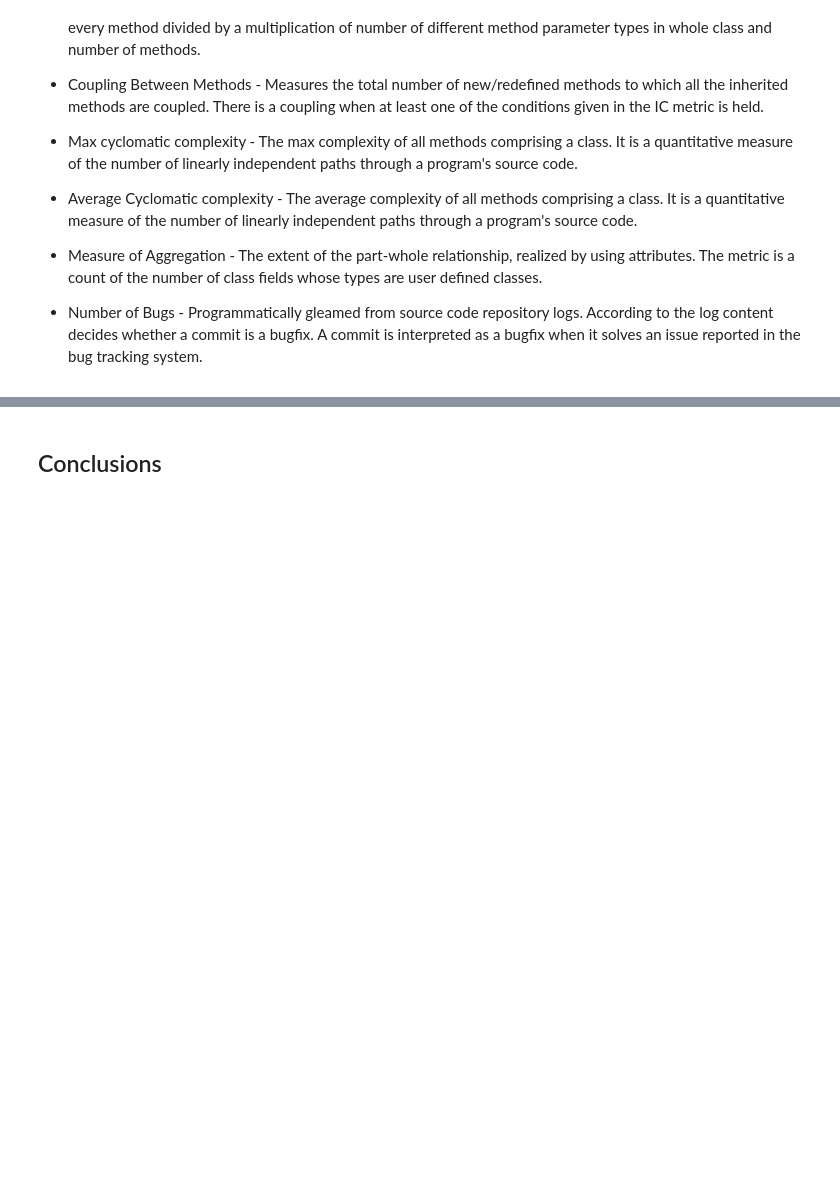
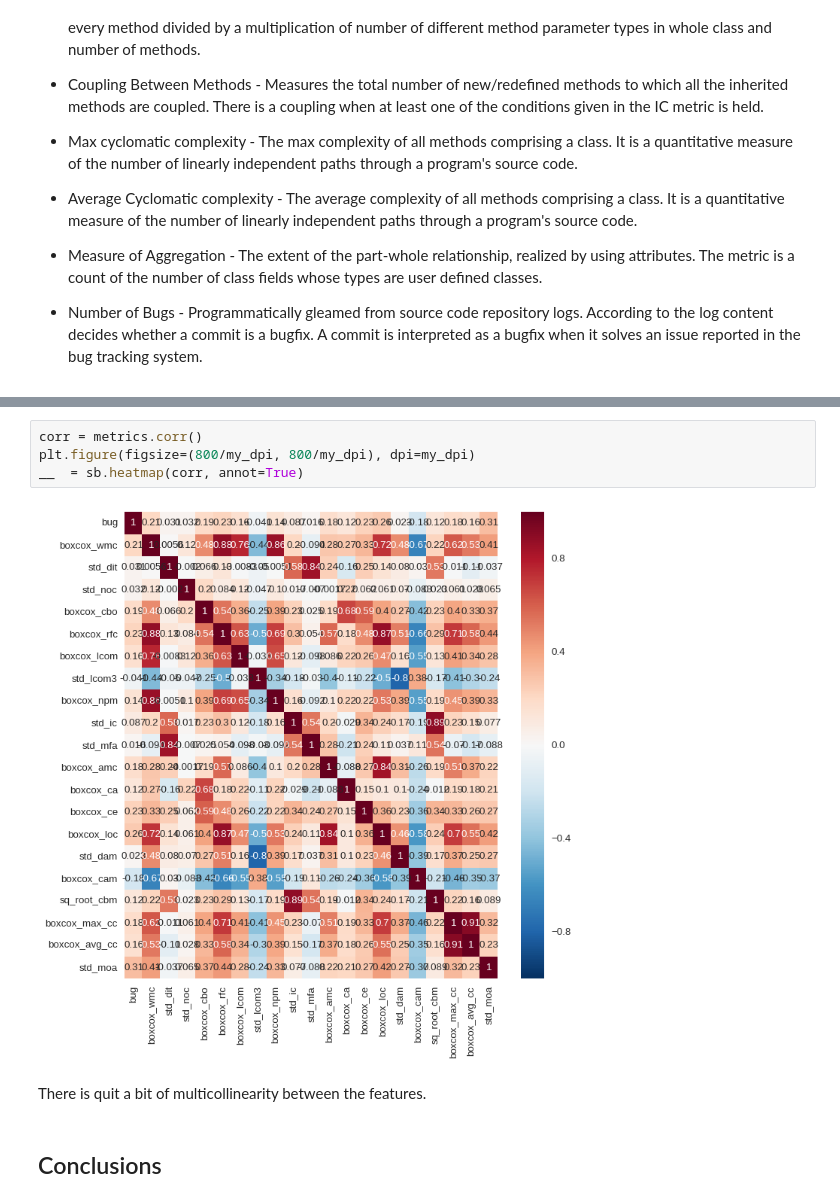
Before and after one commit to 315iah515/Thinkful-Notebooks, a Jupyter notebook: Bootcamp/Supervised/CapStone/SupervisedLearningCapStone.ipynb, the cells around one changed output, grey strips where cells are left out. Saved outputs shown, nothing was run; the diff lists cells and outputs as text; blank space fills up the shorter version.

```diff
--- a/Bootcamp/Supervised/CapStone/SupervisedLearningCapStone.ipynb
+++ b/Bootcamp/Supervised/CapStone/SupervisedLearningCapStone.ipynb
@@ -161,3 +172,11 @@ Most features have a exponential distribution with positive outliers.  Some feat
+# %%
+corr = metrics.corr()
+plt.figure(figsize=(800/my_dpi, 800/my_dpi), dpi=my_dpi)
+__  = sb.heatmap(corr, annot=True)
+# %% [output]
+[figure, added]
+# %% [markdown]
+There is quit a bit of multicollinearity between the features.
 # %% [markdown]
 ## Conclusions
 # %% [markdown]
```
Also changed, not shown: parts of 2 cells of this notebook.
